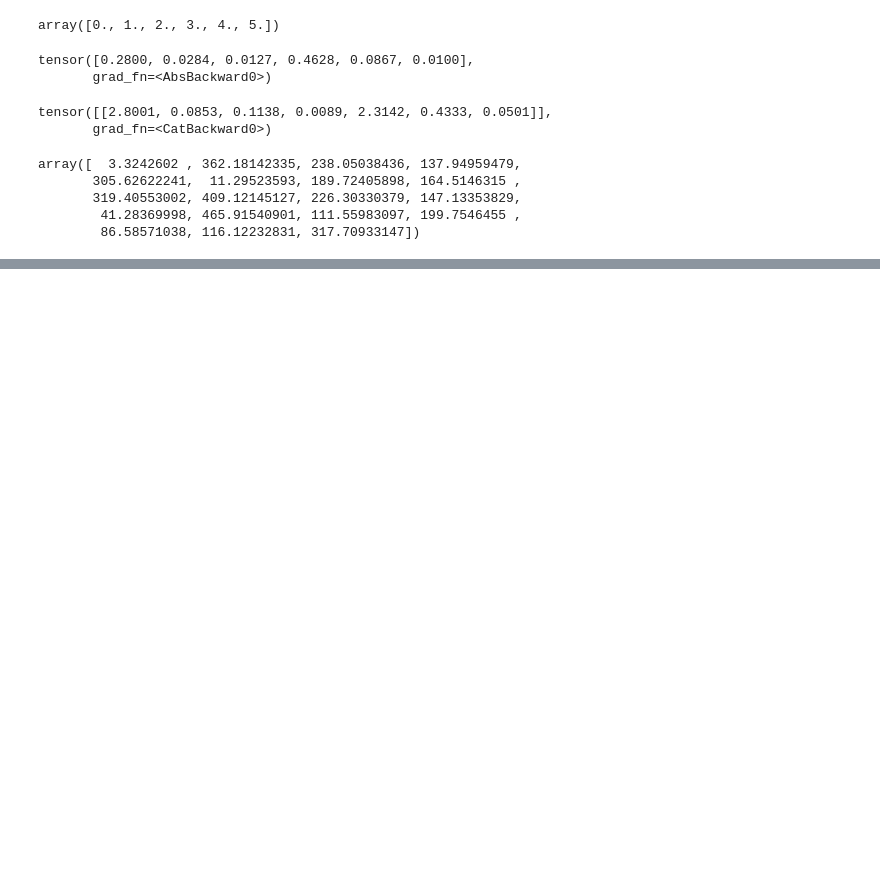
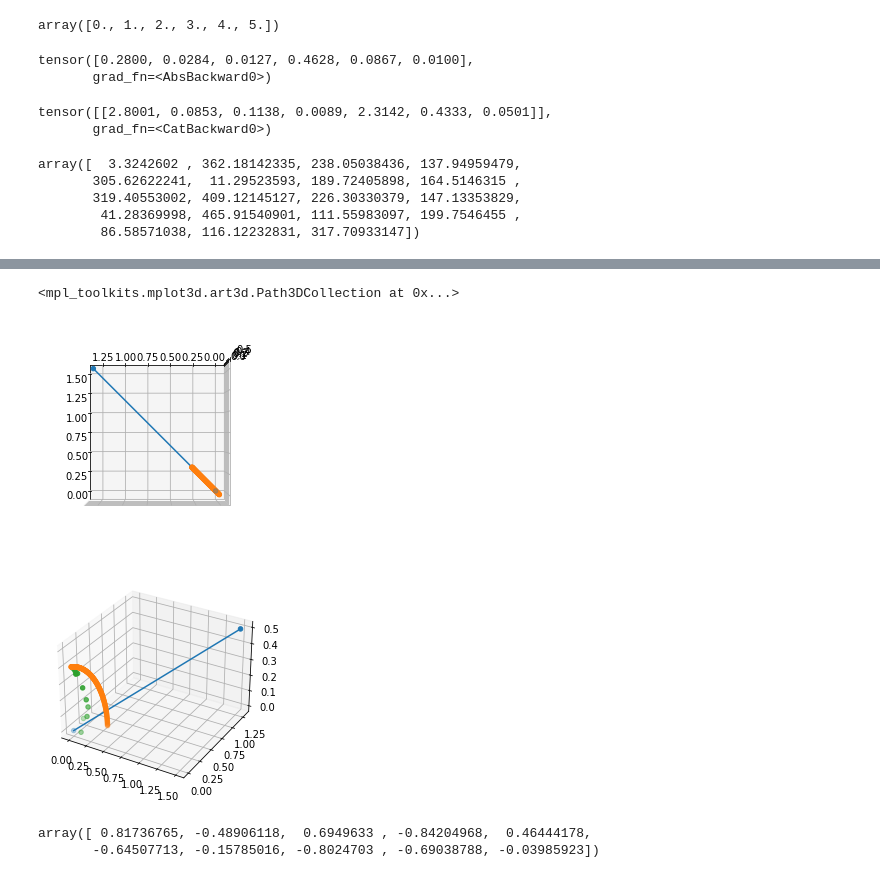
Before and after one commit to jprogrammer13/jumpleg_rl, a Jupyter notebook: src/Untitled.ipynb, the cells around one changed output, grey strips where cells are left out. Cells and saved outputs as stored; diff of their text form; code cells hidden in the pictures; blank space fills up the shorter version.

```diff
--- a/src/Untitled.ipynb
+++ b/src/Untitled.ipynb
@@ -79,0 +123,3 @@ plt.show()
+# %%
+state = np.random.rand(10,3)
+state
@@ -79,0 +137,30 @@ plt.show()
+# %%
+az, _ , _ = cart2sph(state[:,0].reshape(-1,1),state[:,1].reshape(-1,1),state[:,2].reshape(-1,1))
+# %%
+az = np.full((10,1),az)
+# %%
+rx,ry,rz = sph2cart(az,el,r)
+# %%
+fig = plt.figure()
+ax = fig.add_subplot(projection='3d')
+ax.view_init(azim=180, elev=90)
+ax.scatter(x,y,z)
+ax.plot(x,y,z)
+ax.scatter(arcx,arcy,arcz)
+
+fig = plt.figure()
+ax = fig.add_subplot(projection='3d')
+# ax.view_init(azim=180, elev=90)
+ax.scatter(x,y,z)
+ax.plot(x,y,z)
+ax.scatter(arcx,arcy,arcz)
+ax.scatter(rx,ry,rz)
+# %% [output]
+<mpl_toolkits.mplot3d.art3d.Path3DCollection at 0x...>
+[figure, added]
+[figure, added]
+# %%
+np.random.uniform(-1,1,10)
+# %% [output]
+array([ 0.81736765, -0.48906118,  0.6949633 , -0.84204968,  0.46444178,
+       -0.64507713, -0.15785016, -0.8024703 , -0.69038788, -0.03985923])
```
Also changed, not shown: parts of 20 cells of this notebook, 7 other files.
